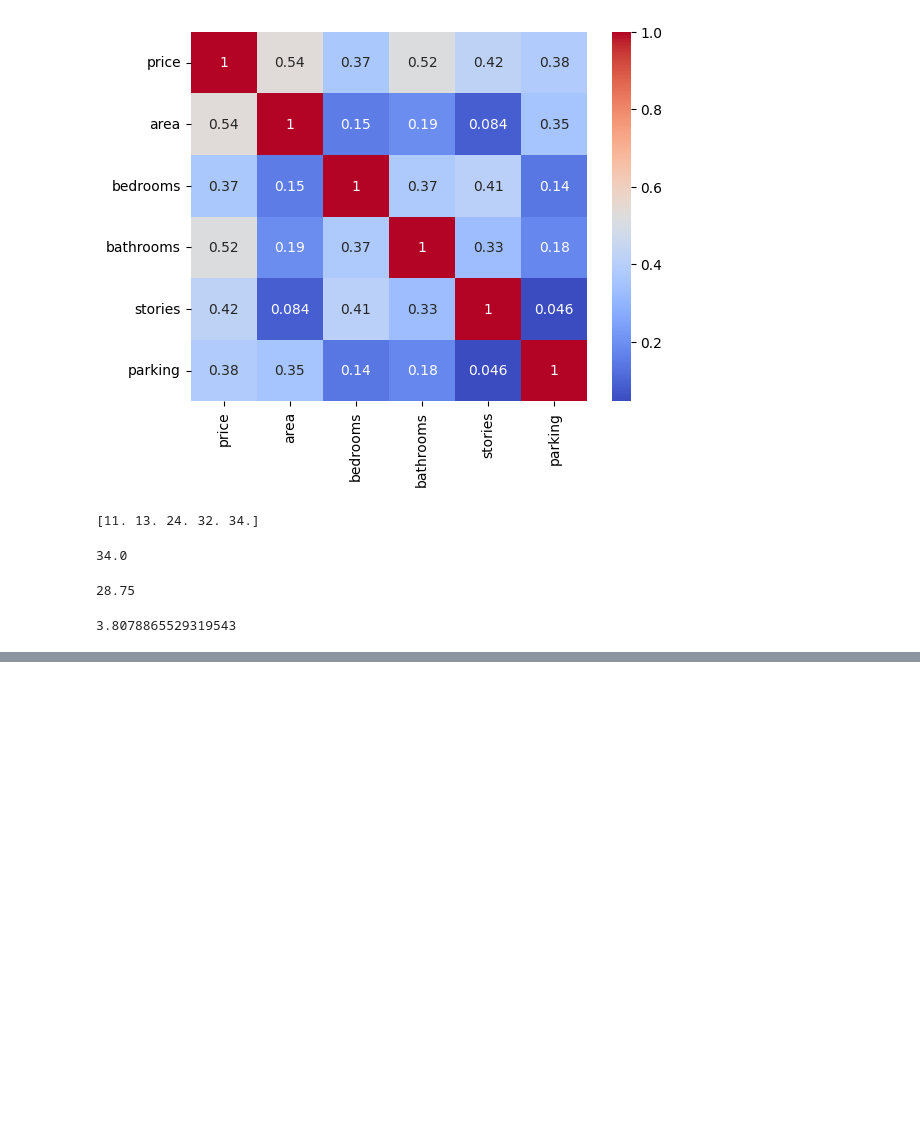
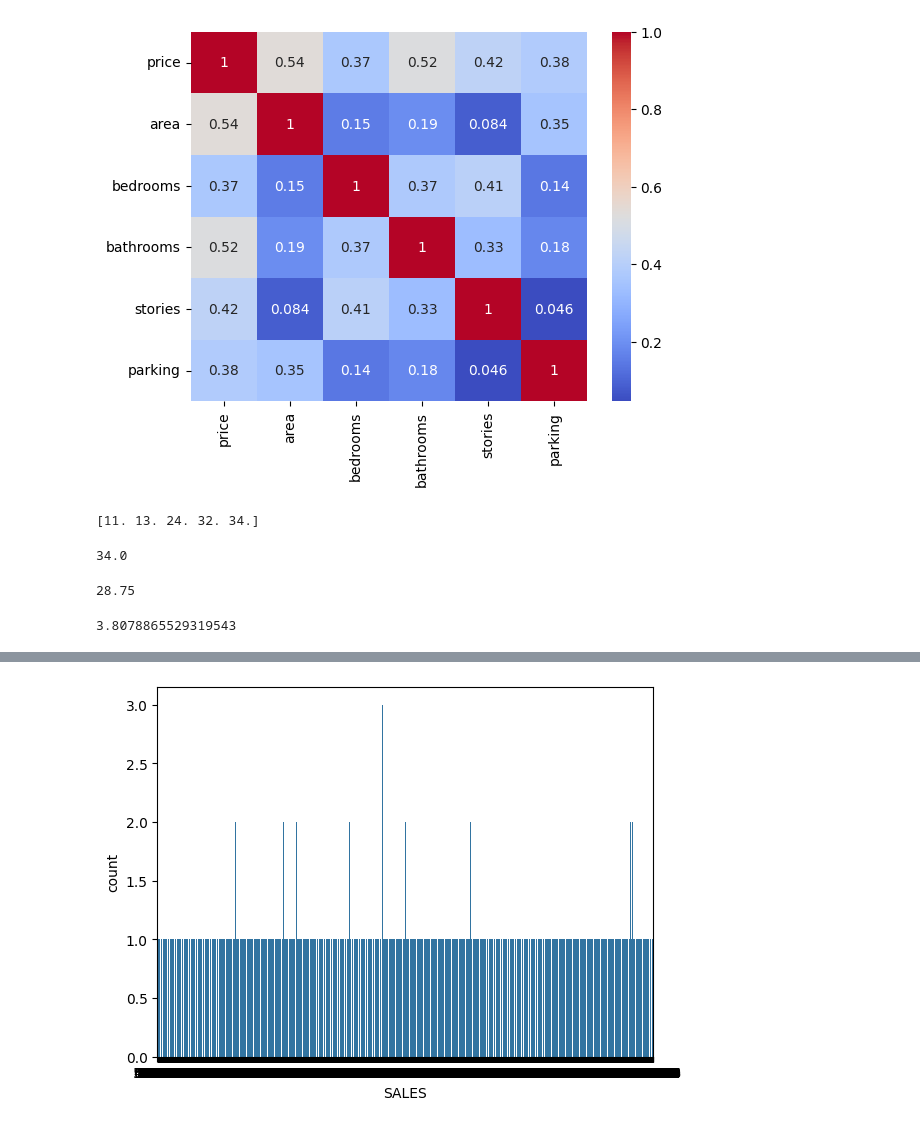
Before and after one commit to PratikshaShelke24/data-science, a Jupyter notebook: EDApratices.ipynb, the cells around one changed output, grey strips where cells are left out. Cells and saved outputs as stored; diff of their text form; code cells hidden in the pictures; blank space fills up the shorter version.

```diff
--- a/EDApratices.ipynb
+++ b/EDApratices.ipynb
@@ -272,0 +414,5 @@ print(x)
+# %%
+sns.countplot(x='SALES', data=df)
+plt.show()
+# %% [output]
+[figure, added]
```
Also changed, not shown: parts of 21 cells of this notebook.
